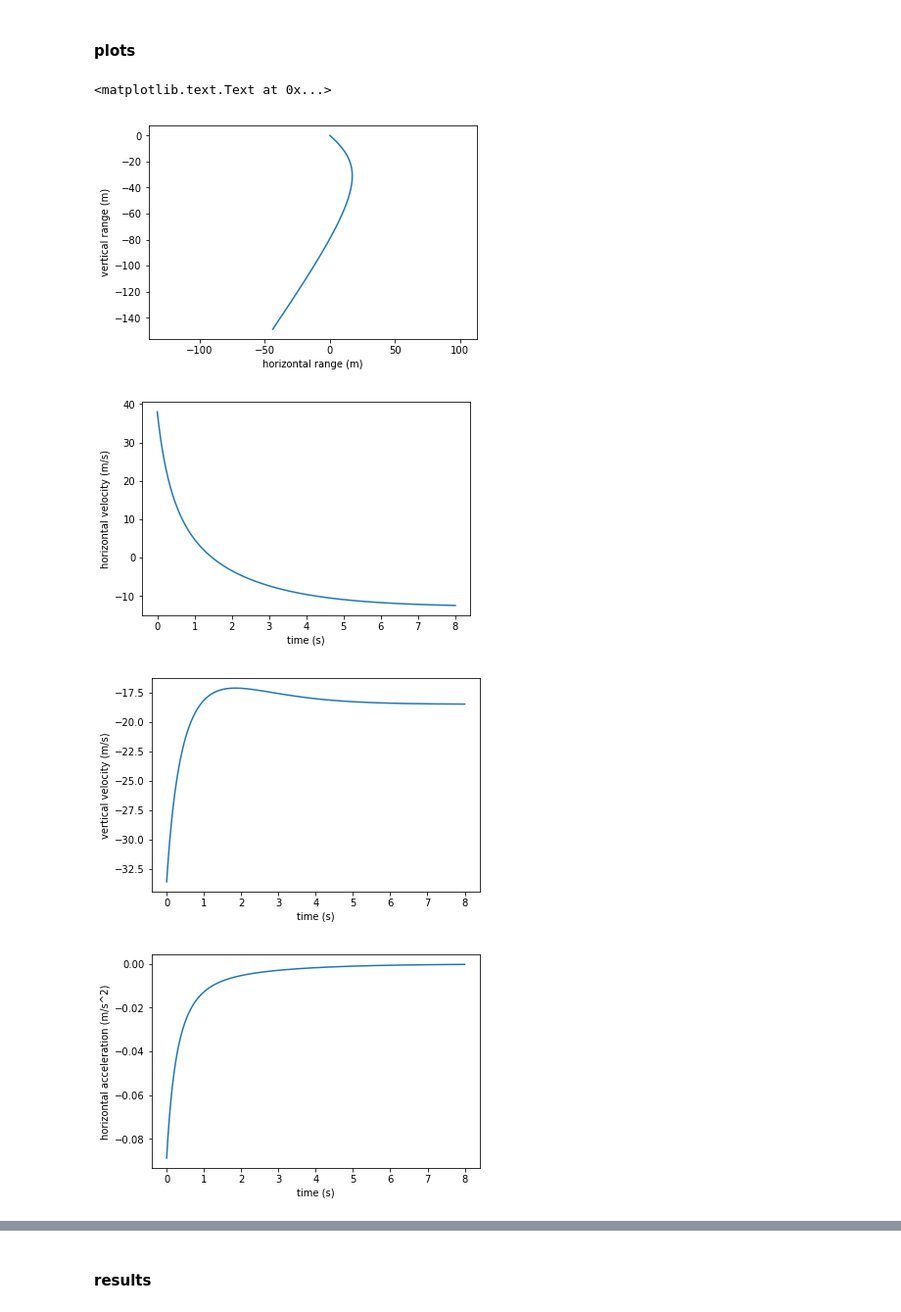
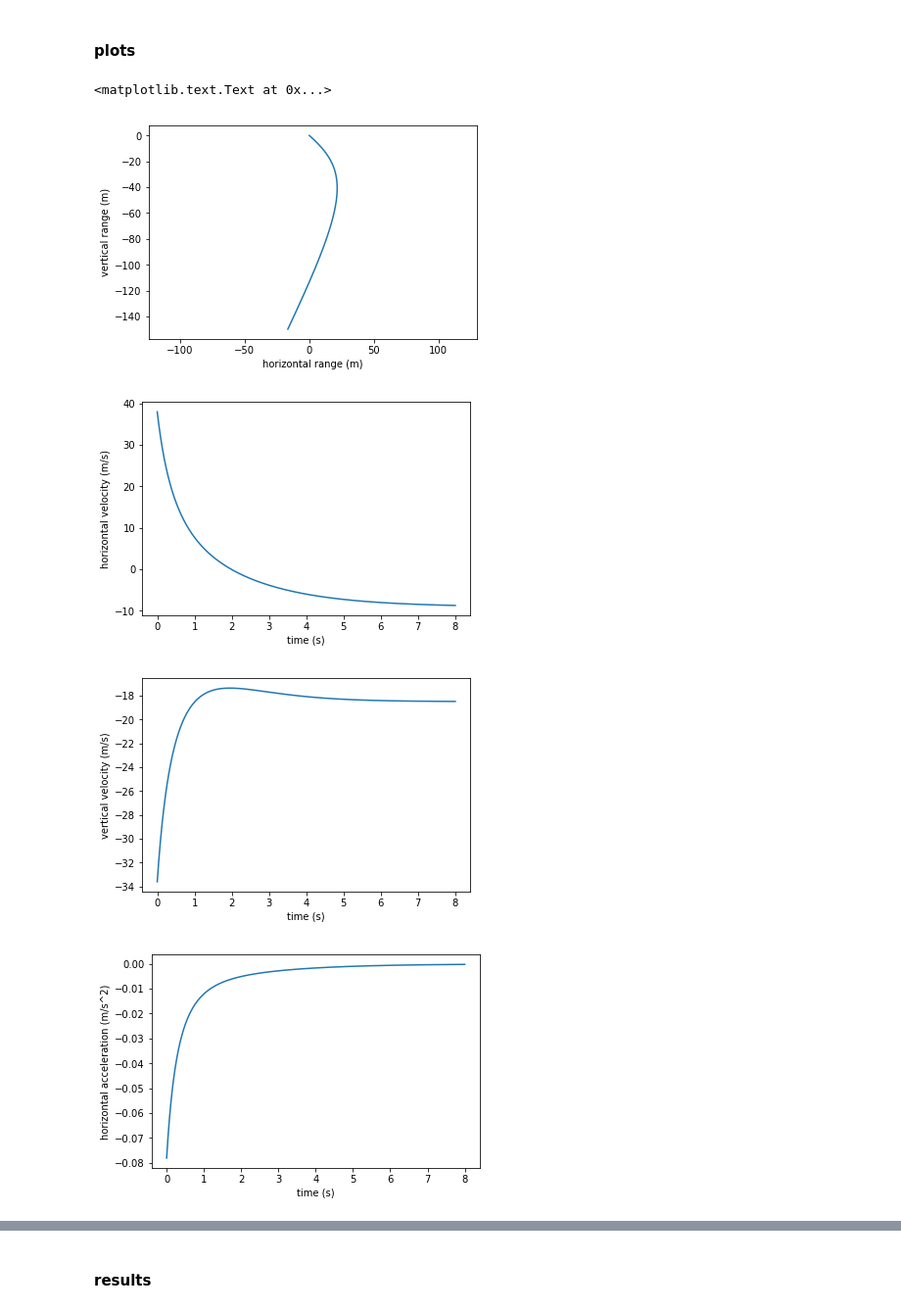
Before and after one commit to psas/lv3.0-recovery, a Jupyter notebook: Drop_Test_Calculations.ipynb, the cells around one changed output, grey strips where cells are left out. Shown at 98% size. Cells and saved outputs as stored; diff of their text form; code cells hidden in the pictures.

```diff
--- a/Drop_Test_Calculations.ipynb
+++ b/Drop_Test_Calculations.ipynb
@@ -252,13 +268,16 @@ def dragFunc(y, t0, p):
     # map the positions and velocities to convenient names:
     r_x=     y[0]
     r_y=     y[1]
-    rdot_x=  y[2]
-    rdot_y=  y[3]
+    r_z=     y[2]
+    rdot_x=  y[3]
+    rdot_y=  y[4]
+    rdot_z=  y[5]
     # calculate the accelerations:
-    rddot_x= 1/p.m*(-1/2*p.rho*p.A*p.Cd*np.sqrt((rdot_x-p.wx)**2+rdot_y**2)*(rdot_x-p.wx))
-    rddot_y= 1/p.m*(-1/2*p.rho*p.A*p.Cd*np.sqrt((rdot_x-p.wx)**2+rdot_y**2)*rdot_y -p.m*p.g)
+    rddot_x= 1/p.m*(-1/2*p.rho*p.A*p.Cd*np.sqrt((rdot_x-p.wx)**2+rdot_y**2+(rdot_z-p.wz)**2)*(rdot_x-p.wx))
+    rddot_y= 1/p.m*(-1/2*p.rho*p.A*p.Cd*np.sqrt((rdot_x-p.wx)**2+rdot_y**2+(rdot_z-p.wz)**2)*rdot_y -p.m*p.g)
+    rddot_z= 1/p.m*(-1/2*p.rho*p.A*p.Cd*np.sqrt((rdot_x-p.wx)**2+rdot_y**2+(rdot_z-p.wz)**2)*(rdot_z-p.wz))
     # return the velocities and accelerations:
-    return([rdot_x, rdot_y, rddot_x, rddot_y])
+    return([rdot_x, rdot_y, rdot_z, rddot_x, rddot_y, rddot_z])
 # %%
 D_d = m*g # drag force on drogue at terminal velocity [N]
 A_d = math.pi*(R_d**2) # frontal area of drogue [m^2]
@@ -271,10 +290,11 @@ pd.A= A_d
 pd.Cd= cd_d
 pd.m= m
 pd.g= g
-pd.wx= w
+pd.wx= wx
+pd.wz= wz
 
 # set the boundary conditions for the solver:
-y0= [0, 0, P, -vd]
+y0= [0,0,0, P, -vd, 0]
 t_step= 0.001
 t_start= 0
 t_final= 8
@@ -297,37 +317,40 @@ soln_d= odeint(func= dragFunc, y0= y0, t= times_d, args= (pd,))
 # %%
 # break out the solutions into convenient names:
 soln_d_x= [s[0] for s in soln_d]
 soln_d_y= [s[1] for s in soln_d]
-soln_d_xdot= [s[2] for s in soln_d]
-soln_d_ydot= [s[3] for s in soln_d]
-soln_d_yddot= np.diff([s[3] for s in soln_d]) # y acceleration
-soln_d_xddot= np.diff([s[2] for s in soln_d]) # x acceleration
+soln_d_z= [s[2] for s in soln_d]
+soln_d_xdot= [s[3] for s in soln_d]
+soln_d_ydot= [s[4] for s in soln_d]
+soln_d_zdot= [s[5] for s in soln_d]
+soln_d_xddot= np.diff(soln_d_xdot) # x acceleration
+soln_d_yddot= np.diff(soln_d_ydot) # y acceleration
+soln_d_zddot= np.diff(soln_d_zdot) # z acceleration
 
 # plot dat shit:
 plt.figure(1)
 plt.plot(soln_d_x, soln_d_y)
 plt.axis('equal')
 plt.xlabel('horizontal range (m)')
 plt.ylabel('vertical range (m)')
 plt.figure(2)
 plt.plot(times_d, soln_d_xdot)
 plt.xlabel('time (s)')
 plt.ylabel('horizontal velocity (m/s)')
 plt.figure(3)
 plt.plot(times_d, soln_d_ydot)
 plt.xlabel('time (s)')
 plt.ylabel('vertical velocity (m/s)')
 plt.figure(4)
 plt.plot(times_d[range(0, len(soln_d_xddot))], soln_d_xddot)
 plt.xlabel('time (s)')
 plt.ylabel('horizontal acceleration (m/s^2)')
 plt.figure(5)
 plt.plot(times_d[range(0, len(soln_d_yddot))], soln_d_yddot)
 plt.xlabel('time (s)')
 plt.ylabel('vertical acceleration (m/s^2)')
 # %% [output]
 <matplotlib.text.Text at 0x...>
-[figure, old version]
+[figure, new version]
-[figure, old version]
+[figure, new version]
-[figure, old version]
+[figure, new version]
-[figure, old version]
+[figure, new version]
```
Also changed, not shown: parts of 16 cells of this notebook.
